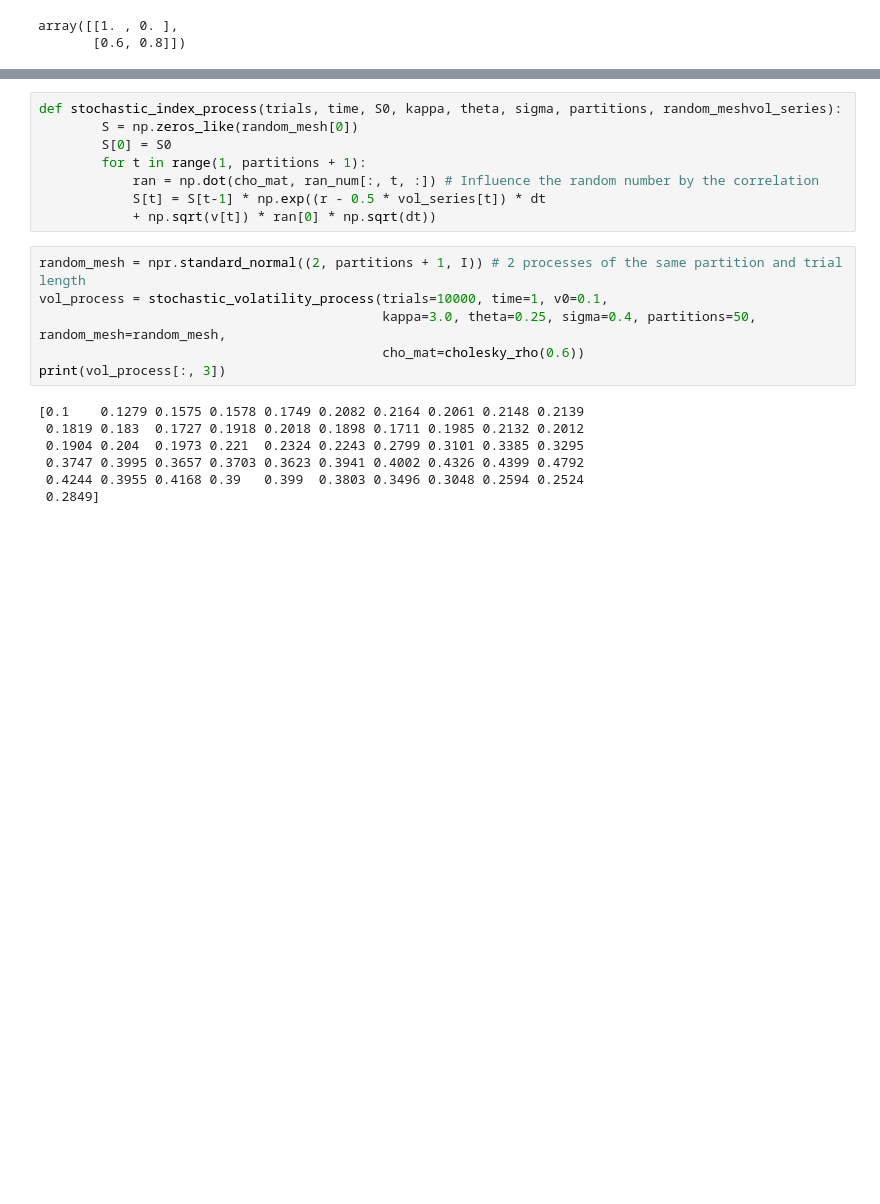
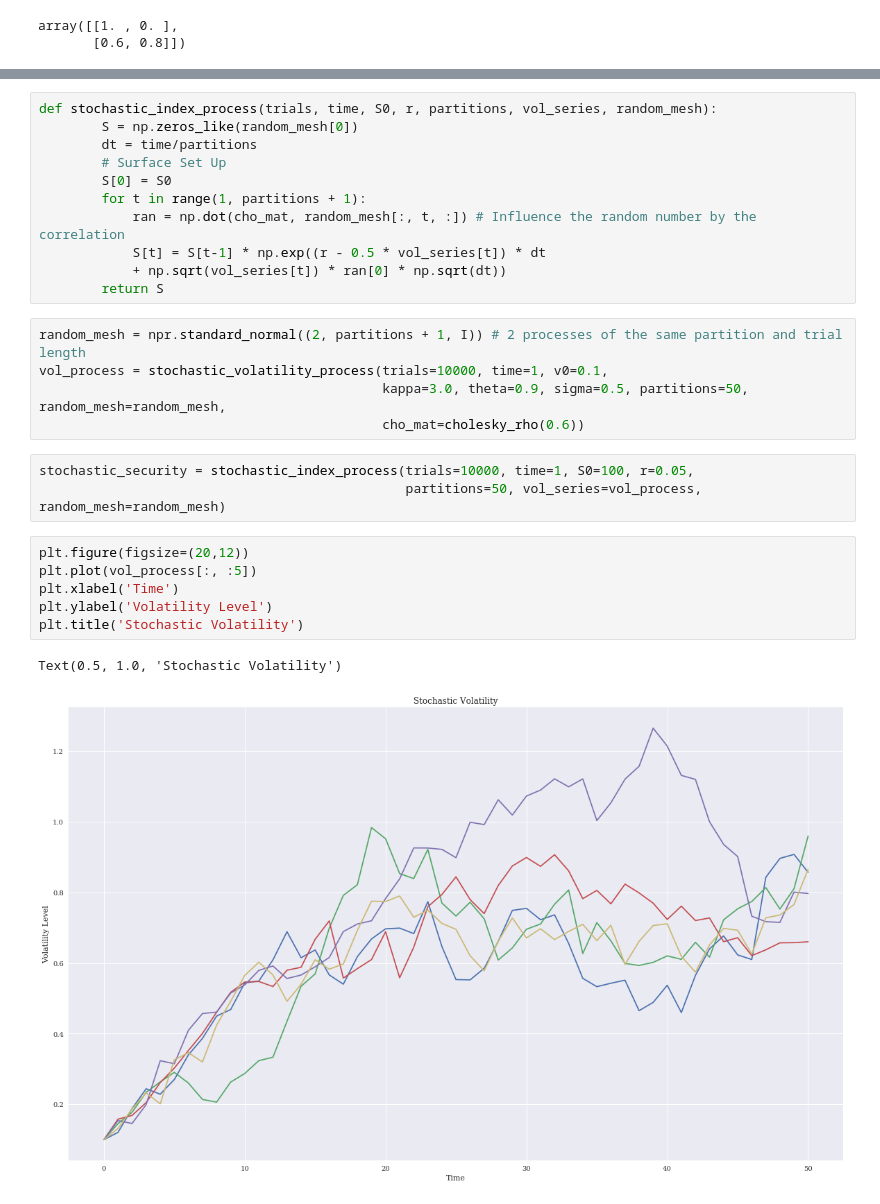
Before and after one commit to thomasmurphycodes/PythonForFinance, a Jupyter notebook: notebooks/Chapter 12 - Stochastics.ipynb, the cells around one changed output, grey strips where cells are left out. Cells and saved outputs as stored; diff of their text form; blank space fills up the shorter version.

```diff
--- a/notebooks/Chapter 12 - Stochastics.ipynb
+++ b/notebooks/Chapter 12 - Stochastics.ipynb
@@ -257,23 +255,30 @@ def stochastic_volatility_process(trials, time, v0, kappa, theta, sigma, partiti
     v = np.maximum(vh, 0)
     return v
 # %%
-def stochastic_index_process(trials, time, S0, kappa, theta, sigma, partitions, random_meshvol_series):
+def stochastic_index_process(trials, time, S0, r, partitions, vol_series, random_mesh):
         S = np.zeros_like(random_mesh[0])
+        dt = time/partitions
+        # Surface Set Up
         S[0] = S0
         for t in range(1, partitions + 1):
-            ran = np.dot(cho_mat, ran_num[:, t, :]) # Influence the random number by the correlation
+            ran = np.dot(cho_mat, random_mesh[:, t, :]) # Influence the random number by the correlation
             S[t] = S[t-1] * np.exp((r - 0.5 * vol_series[t]) * dt
-            + np.sqrt(v[t]) * ran[0] * np.sqrt(dt))
+            + np.sqrt(vol_series[t]) * ran[0] * np.sqrt(dt))
+        return S
 # %%
 random_mesh = npr.standard_normal((2, partitions + 1, I)) # 2 processes of the same partition and trial length
 vol_process = stochastic_volatility_process(trials=10000, time=1, v0=0.1,
-                                            kappa=3.0, theta=0.25, sigma=0.4, partitions=50, random_mesh=random_mesh,
+                                            kappa=3.0, theta=0.9, sigma=0.5, partitions=50, random_mesh=random_mesh,
                                             cho_mat=cholesky_rho(0.6))
-print(vol_process[:, 3])
-# %% [output]
-[0.1    0.1279 0.1575 0.1578 0.1749 0.2082 0.2164 0.2061 0.2148 0.2139
- 0.1819 0.183  0.1727 0.1918 0.2018 0.1898 0.1711 0.1985 0.2132 0.2012
- 0.1904 0.204  0.1973 0.221  0.2324 0.2243 0.2799 0.3101 0.3385 0.3295
- 0.3747 0.3995 0.3657 0.3703 0.3623 0.3941 0.4002 0.4326 0.4399 0.4792
- 0.4244 0.3955 0.4168 0.39   0.399  0.3803 0.3496 0.3048 0.2594 0.2524
- 0.2849]
+# %%
+stochastic_security = stochastic_index_process(trials=10000, time=1, S0=100, r=0.05,
+                                               partitions=50, vol_series=vol_process, random_mesh=random_mesh)
+# %%
+plt.figure(figsize=(20,12))
+plt.plot(vol_process[:, :5])
+plt.xlabel('Time')
+plt.ylabel('Volatility Level')
+plt.title('Stochastic Volatility')
+# %% [output]
+Text(0.5, 1.0, 'Stochastic Volatility')
+[figure, added]
```
Also changed, not shown: parts of 18 cells of this notebook.
